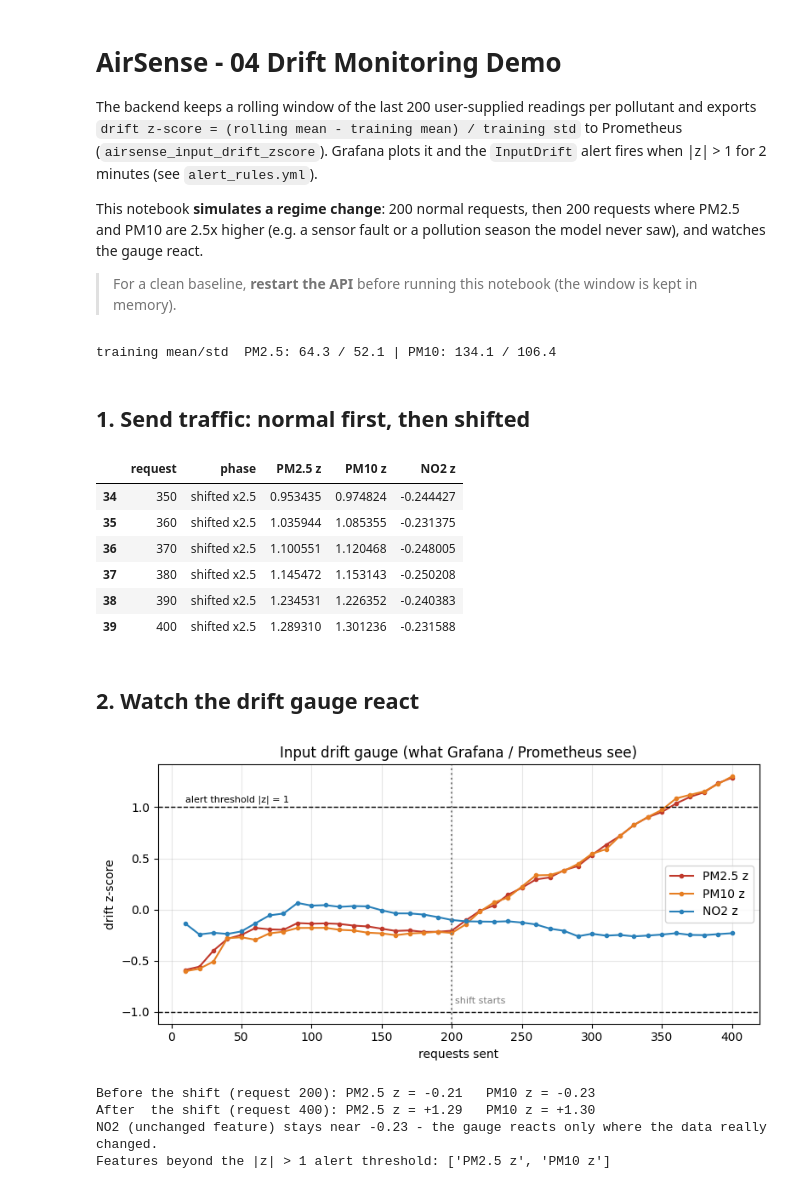
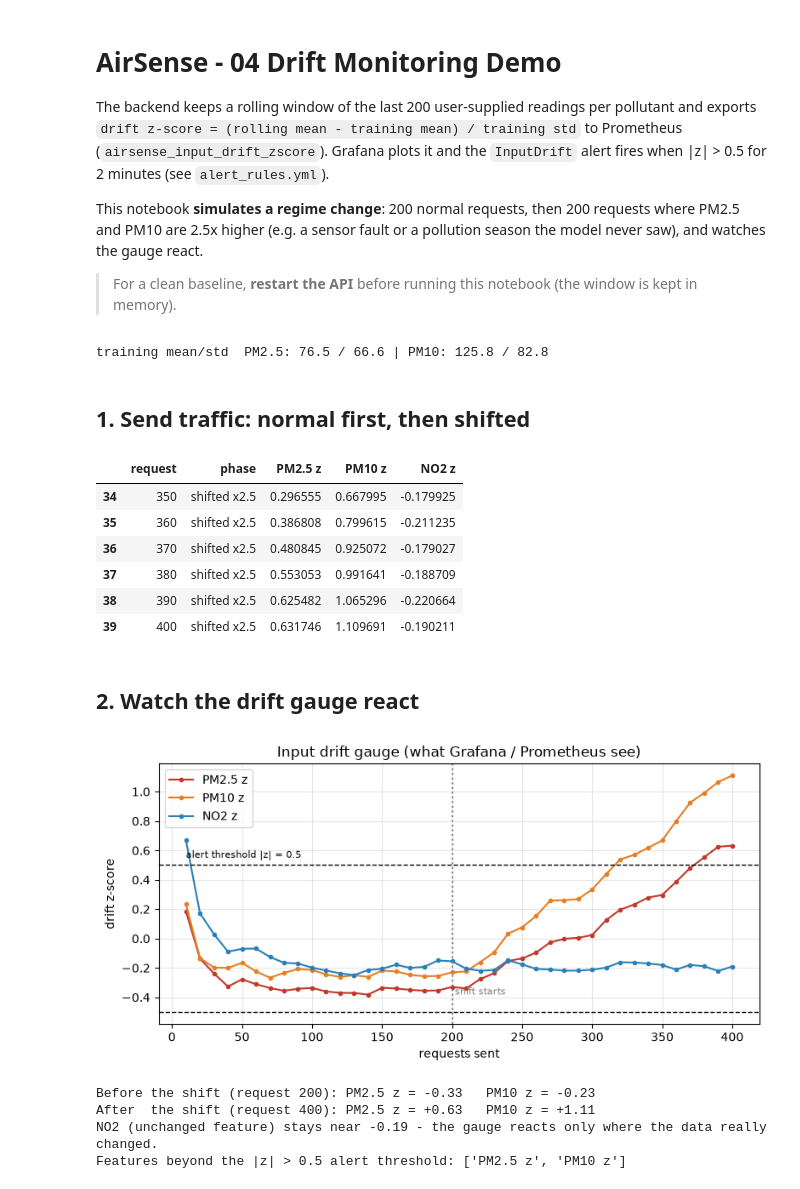
Before and after one commit to chiruthejaswi/da3408-FinalProject-, a Jupyter notebook: 04_Drift_Demo.ipynb, the cells around one changed output. Drawn from its saved outputs; the diff is of its cells as text; code cells hidden in the pictures.

Commit message:
Real-data results, revised acceptance criteria, diagnostics, drift threshold

```diff
--- a/04_Drift_Demo.ipynb
+++ b/04_Drift_Demo.ipynb
@@ -2,7 +2,7 @@
 # AirSense - 04 Drift Monitoring Demo
 The backend keeps a rolling window of the last 200 user-supplied readings per pollutant and exports
 `drift z-score = (rolling mean - training mean) / training std` to Prometheus (`airsense_input_drift_zscore`).
-Grafana plots it and the `InputDrift` alert fires when |z| > 1 for 2 minutes (see `alert_rules.yml`).
+Grafana plots it and the `InputDrift` alert fires when |z| > 0.5 for 2 minutes (see `alert_rules.yml`).
 
 This notebook **simulates a regime change**: 200 normal requests, then 200 requests where PM2.5 and PM10 are 2.5x higher (e.g. a sensor fault or a pollution season the model never saw), and watches the gauge react.
 
@@ -16,6 +16,7 @@ import matplotlib.pyplot as plt
 API_URL = os.getenv("API_URL", "http://localhost:8000")
 meta = json.load(open("models/model_meta.json"))
 test = pd.read_csv("data/processed/test.csv")
+test = test[test.City.isin(meta["cities"])]  # API only knows trained cities
 rng = np.random.default_rng(7)
 
 def gauge(feature):
@@ -26,7 +27,7 @@ def gauge(feature):
 print("training mean/std  PM2.5:", round(meta["feature_mean"]["PM2.5"], 1), "/", round(meta["feature_std"]["PM2.5"], 1),
       "| PM10:", round(meta["feature_mean"]["PM10"], 1), "/", round(meta["feature_std"]["PM10"], 1))
 # %% [output]
-training mean/std  PM2.5: 64.3 / 52.1 | PM10: 134.1 / 106.4
+training mean/std  PM2.5: 76.5 / 66.6 | PM10: 125.8 / 82.8
 # %% [markdown]
 ## 1. Send traffic: normal first, then shifted
 # %%
@@ -48,35 +49,35 @@ trace = pd.DataFrame(trace)
 trace.tail(6)
 # %% [output]
 |  | request | phase | PM2.5 z | PM10 z | NO2 z |
-| 34 | 350 | shifted x2.5 | 0.953435 | 0.974824 | -0.244427 |
-| 35 | 360 | shifted x2.5 | 1.035944 | 1.085355 | -0.231375 |
-| 36 | 370 | shifted x2.5 | 1.100551 | 1.120468 | -0.248005 |
-| 37 | 380 | shifted x2.5 | 1.145472 | 1.153143 | -0.250208 |
-| 38 | 390 | shifted x2.5 | 1.234531 | 1.226352 | -0.240383 |
-| 39 | 400 | shifted x2.5 | 1.289310 | 1.301236 | -0.231588 |
+| 34 | 350 | shifted x2.5 | 0.296555 | 0.667995 | -0.179925 |
+| 35 | 360 | shifted x2.5 | 0.386808 | 0.799615 | -0.211235 |
+| 36 | 370 | shifted x2.5 | 0.480845 | 0.925072 | -0.179027 |
+| 37 | 380 | shifted x2.5 | 0.553053 | 0.991641 | -0.188709 |
+| 38 | 390 | shifted x2.5 | 0.625482 | 1.065296 | -0.220664 |
+| 39 | 400 | shifted x2.5 | 0.631746 | 1.109691 | -0.190211 |
 # %% [markdown]
 ## 2. Watch the drift gauge react
 # %%
 fig, ax = plt.subplots(figsize=(8, 4))
 for col, c in [("PM2.5 z", "#C0392B"), ("PM10 z", "#E67E22"), ("NO2 z", "#2980B9")]:
     ax.plot(trace["request"], trace[col], marker="o", ms=3, label=col, color=c)
-ax.axhline(1, ls="--", color="k", lw=1); ax.axhline(-1, ls="--", color="k", lw=1)
-ax.text(trace["request"].min(), 1.05, "alert threshold |z| = 1", fontsize=8)
+ax.axhline(0.5, ls="--", color="k", lw=1); ax.axhline(-0.5, ls="--", color="k", lw=1)
+ax.text(trace["request"].min(), 0.55, "alert threshold |z| = 0.5", fontsize=8)
 ax.axvline(N, color="grey", ls=":"); ax.text(N + 2, ax.get_ylim()[0] + .2, "shift starts", fontsize=8, color="grey")
 ax.set_xlabel("requests sent"); ax.set_ylabel("drift z-score"); ax.set_title("Input drift gauge (what Grafana / Prometheus see)")
 ax.grid(alpha=.3); ax.legend(); plt.tight_layout(); plt.show()
 # %% [output]
-[figure, old version]
+[figure, new version]
 # %%
 end = trace.iloc[-1]; base = trace[trace.phase == "normal"].iloc[-1]
 print(f"Before the shift (request {int(base['request'])}): PM2.5 z = {base['PM2.5 z']:+.2f}   PM10 z = {base['PM10 z']:+.2f}")
 print(f"After  the shift (request {int(end['request'])}): PM2.5 z = {end['PM2.5 z']:+.2f}   PM10 z = {end['PM10 z']:+.2f}")
 print("NO2 (unchanged feature) stays near", f"{end['NO2 z']:+.2f}", "- the gauge reacts only where the data really changed.")
-fired = [c for c in ["PM2.5 z", "PM10 z"] if abs(end[c]) > 1]
-print("Features beyond the |z| > 1 alert threshold:", fired or "none")
+fired = [c for c in ["PM2.5 z", "PM10 z"] if abs(end[c]) > 0.5]
+print("Features beyond the |z| > 0.5 alert threshold:", fired or "none")
 # %% [output]
-Before the shift (request 200): PM2.5 z = -0.21   PM10 z = -0.23
-After  the shift (request 400): PM2.5 z = +1.29   PM10 z = +1.30
-NO2 (unchanged feature) stays near -0.23 - the gauge reacts only where the data really changed.
-Features beyond the |z| > 1 alert threshold: ['PM2.5 z', 'PM10 z']
+Before the shift (request 200): PM2.5 z = -0.33   PM10 z = -0.23
+After  the shift (request 400): PM2.5 z = +0.63   PM10 z = +1.11
+NO2 (unchanged feature) stays near -0.19 - the gauge reacts only where the data really changed.
+Features beyond the |z| > 0.5 alert threshold: ['PM2.5 z', 'PM10 z']
 # %% [markdown]
```
Also changed, not shown: parts of 1 cell of this notebook, 26 other files.
